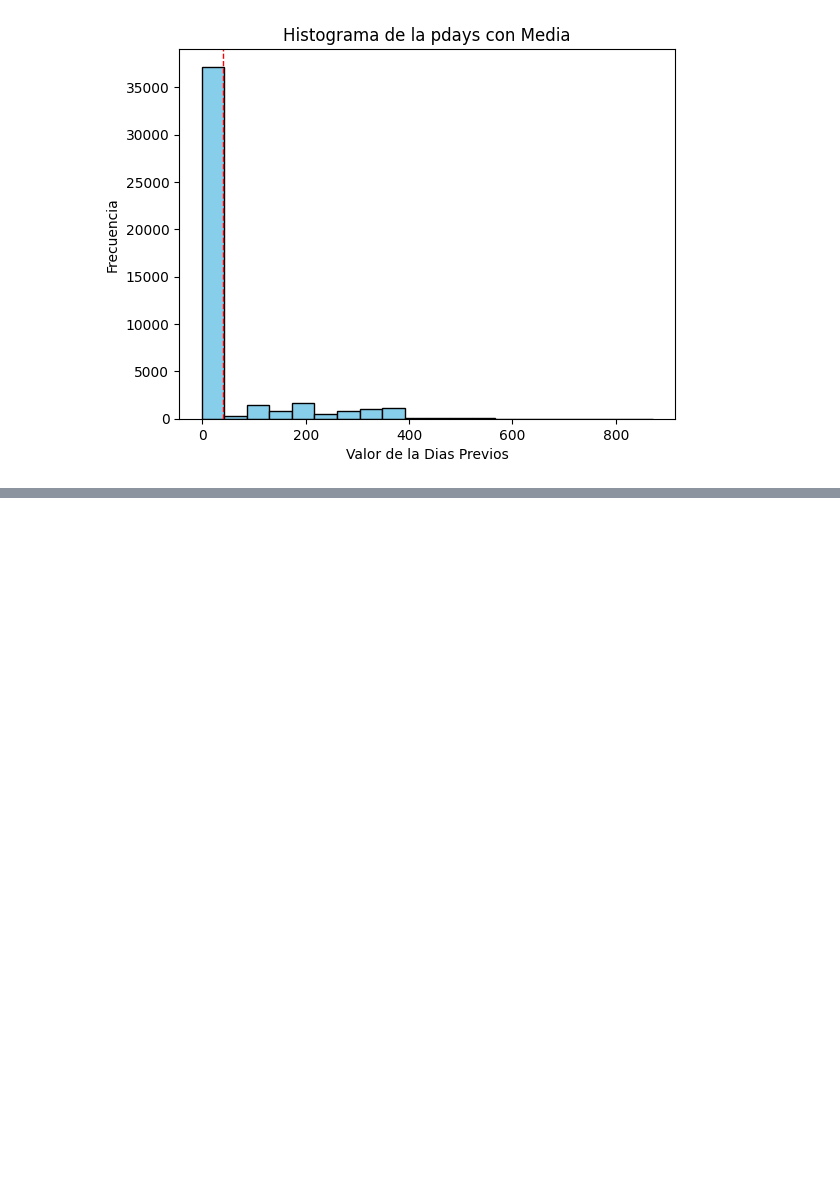
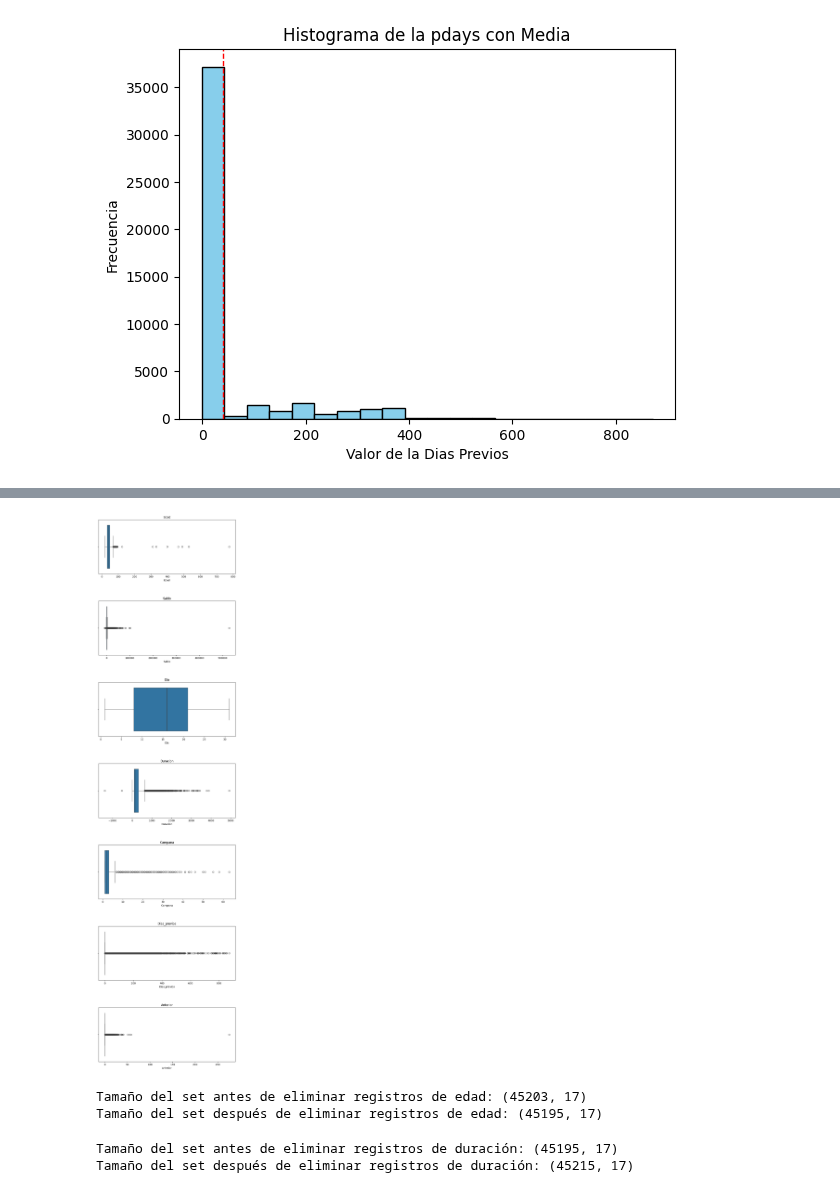
Before and after one commit to DeisyW/Talento_Tech, a Jupyter notebook: Laboratorio1_TalentoTech_DWR.ipynb, the cells around one changed output, grey strips where cells are left out. Drawn from its saved outputs; the diff is of its cells as text; code cells hidden in the pictures; blank space fills up the shorter version.

Commit message:
Taller 1 para talento tech

```diff
--- a/Laboratorio1_TalentoTech_DWR.ipynb
+++ b/Laboratorio1_TalentoTech_DWR.ipynb
@@ -325,3 +345,9 @@ plt.title('Histograma de la pdays con Media')
 plt.show()
 # %% [output]
 [figure]
+# %%
+#  Eliminar filas duplicadas
+print (f'Tamaño del dataframe antes de eliminar duplicados:{data_rename.shape}')
+data_rename.drop_duplicates(inplace=True)
+
+print (f'Tamaño del dataframe despues de eliminar duplicados:{data_rename.shape}')
@@ -327,0 +368,34 @@ plt.show()
+# %%
+# Generar gráficas individuales pues las columnas numéricas para identificar valores outliers
+cols_num = ['Edad', 'Saldo', 'Dia', 'Duracion', 'Campana',
+            'Dias_previos', 'Anterior']  # lista de valores asignado a cols_num
+
+fig, ax = plt.subplots(nrows=7, ncols=1, figsize=(10,40)) # tamaño 8,30
+fig.subplots_adjust(hspace=0.5)
+
+for i, col in enumerate(cols_num):
+    sns.boxplot(x=col, data=data_rename, ax=ax[i])
+    ax[i].set_title(col) # coloca el titulo con el valor de col
+# %% [output]
+[figure, added]
+# %%
+# Limpieza de datos errados  Edad >100
+
+print(f'Tamaño del set antes de eliminar registros de edad: {data_rename.shape}')
+
+data_rename = data_rename.drop(data_rename[data_rename['Edad'] > 100].index)
+
+print(f'Tamaño del set después de eliminar registros de edad: {data_rename.shape}')
+# %% [output]
+Tamaño del set antes de eliminar registros de edad: (45203, 17)
+Tamaño del set después de eliminar registros de edad: (45195, 17)
+# %%
+# Eliminar registros del dataframe con Duracion < 0
+
+print(f'Tamaño del set antes de eliminar registros de duración: {data_rename.shape}')
+data_rename = data_rename.drop(data_rename[data_rename['Duracion'] < 0].index)
+
+print(f'Tamaño del set después de eliminar registros de duración: {data.shape}')
+# %% [output]
+Tamaño del set antes de eliminar registros de duración: (45195, 17)
+Tamaño del set después de eliminar registros de duración: (45215, 17)
```
Also changed, not shown: parts of 29 cells of this notebook.
